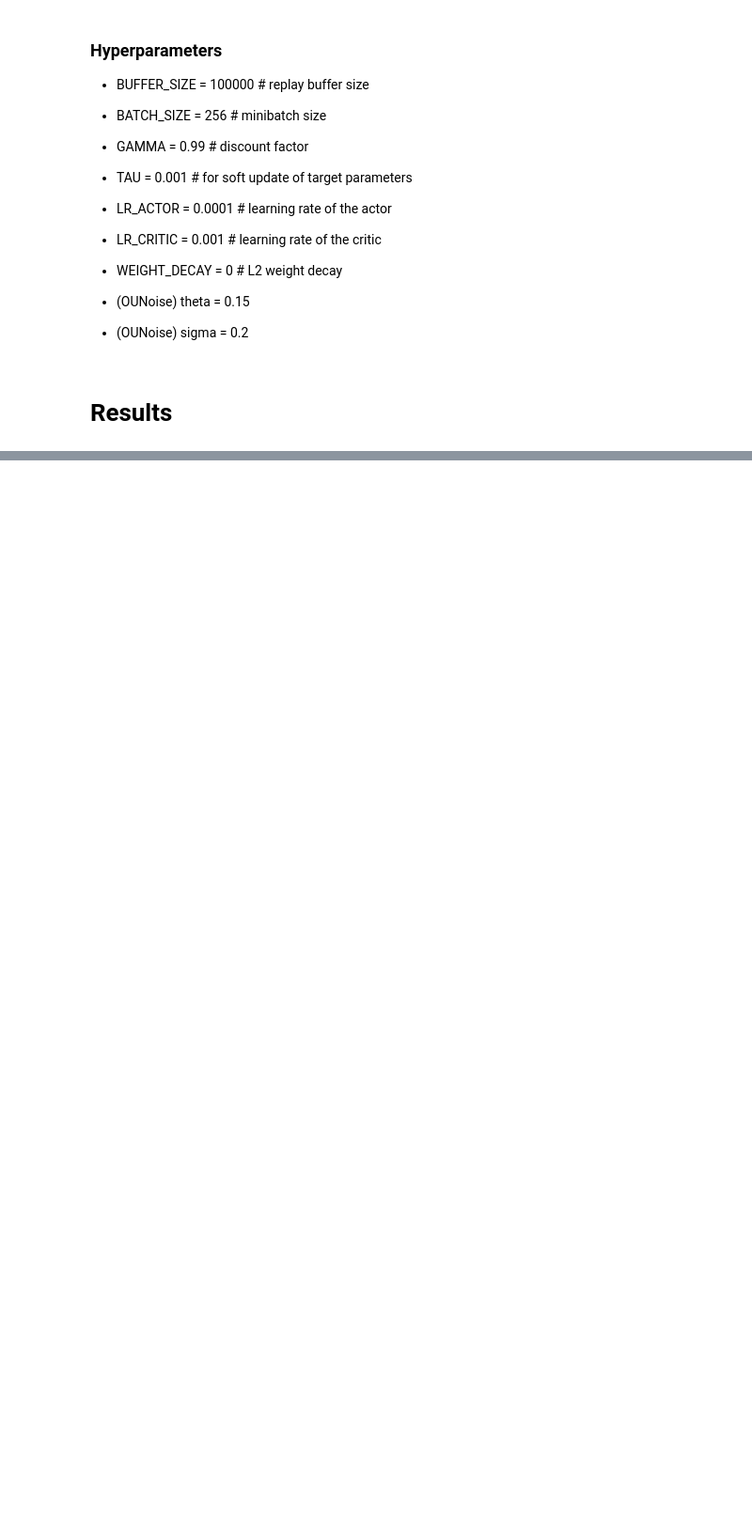
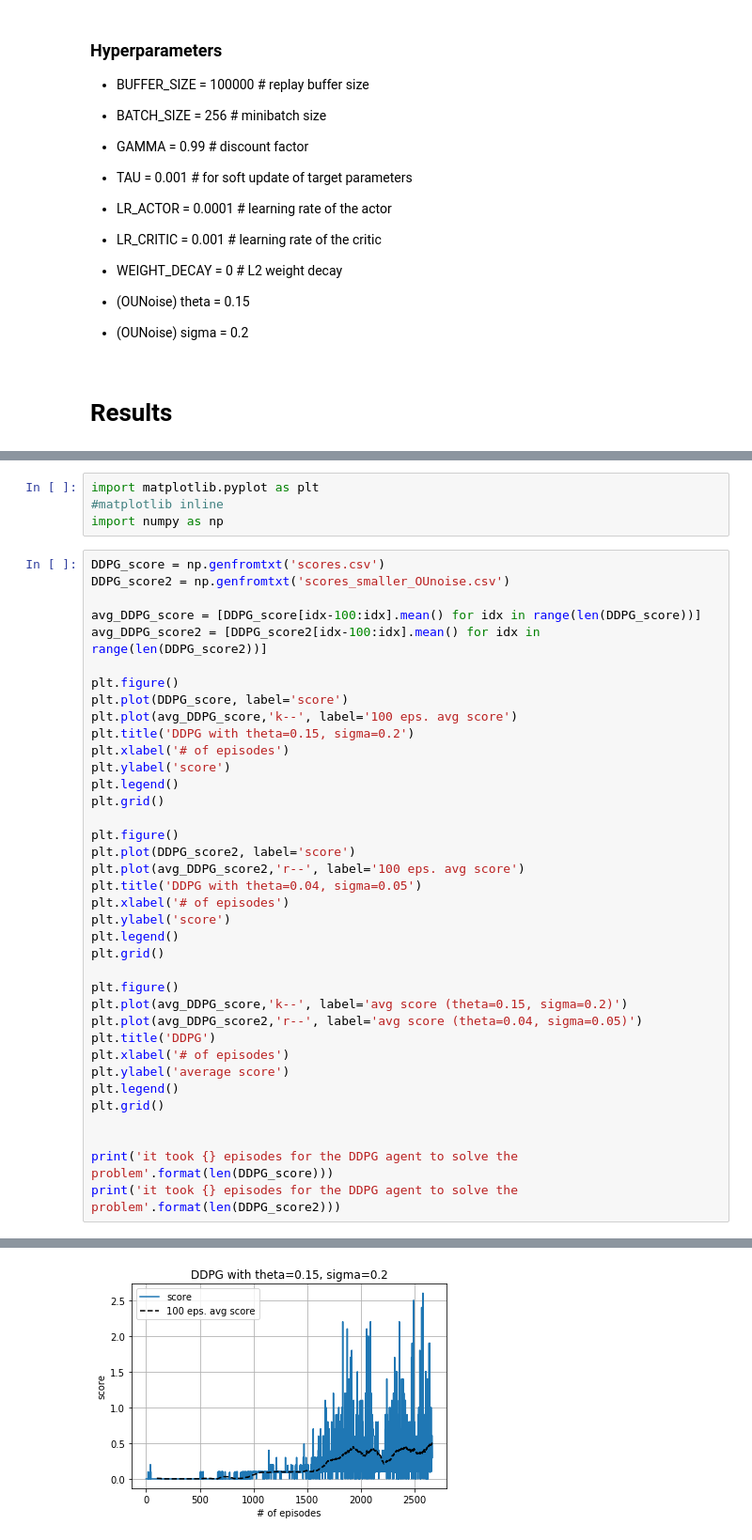
Before and after one commit to sejoon86/DRNLD_3rd_project, a Jupyter notebook: Report.ipynb, the cells around one changed output, grey strips where cells are left out. Shown: that part at 94% size. Saved outputs shown, nothing was run; the diff lists cells and outputs as text; blank space fills up the shorter version.

```diff
--- a/Report.ipynb
+++ b/Report.ipynb
@@ -70,0 +46,42 @@ it took 2662 episodes for the DDPG agent to solve the problem
+# %%
+import matplotlib.pyplot as plt
+#matplotlib inline
+import numpy as np
+# %%
+DDPG_score = np.genfromtxt('scores.csv')
+DDPG_score2 = np.genfromtxt('scores_smaller_OUnoise.csv')
+
+avg_DDPG_score = [DDPG_score[idx-100:idx].mean() for idx in range(len(DDPG_score))]
+avg_DDPG_score2 = [DDPG_score2[idx-100:idx].mean() for idx in range(len(DDPG_score2))]
+
+plt.figure()
+plt.plot(DDPG_score, label='score')
+plt.plot(avg_DDPG_score,'k--', label='100 eps. avg score')
+plt.title('DDPG with theta=0.15, sigma=0.2')
+plt.xlabel('# of episodes')
+plt.ylabel('score')
+plt.legend()
+plt.grid()
+
+plt.figure()
+plt.plot(DDPG_score2, label='score')
+plt.plot(avg_DDPG_score2,'r--', label='100 eps. avg score')
+plt.title('DDPG with theta=0.04, sigma=0.05')
+plt.xlabel('# of episodes')
+plt.ylabel('score')
+plt.legend()
+plt.grid()
+
+plt.figure()
+plt.plot(avg_DDPG_score,'k--', label='avg score (theta=0.15, sigma=0.2)')
+plt.plot(avg_DDPG_score2,'r--', label='avg score (theta=0.04, sigma=0.05)')
+plt.title('DDPG')
+plt.xlabel('# of episodes')
+plt.ylabel('average score')
+plt.legend()
+plt.grid()
+
+
+print('it took {} episodes for the DDPG agent to solve the problem'.format(len(DDPG_score)))
+print('it took {} episodes for the DDPG agent to solve the problem'.format(len(DDPG_score2)))
+# %% [output]
@@ -70,0 +90 @@ it took 2662 episodes for the DDPG agent to solve the problem
+[figure, added]
```
Also changed, not shown: parts of 5 cells of this notebook.
